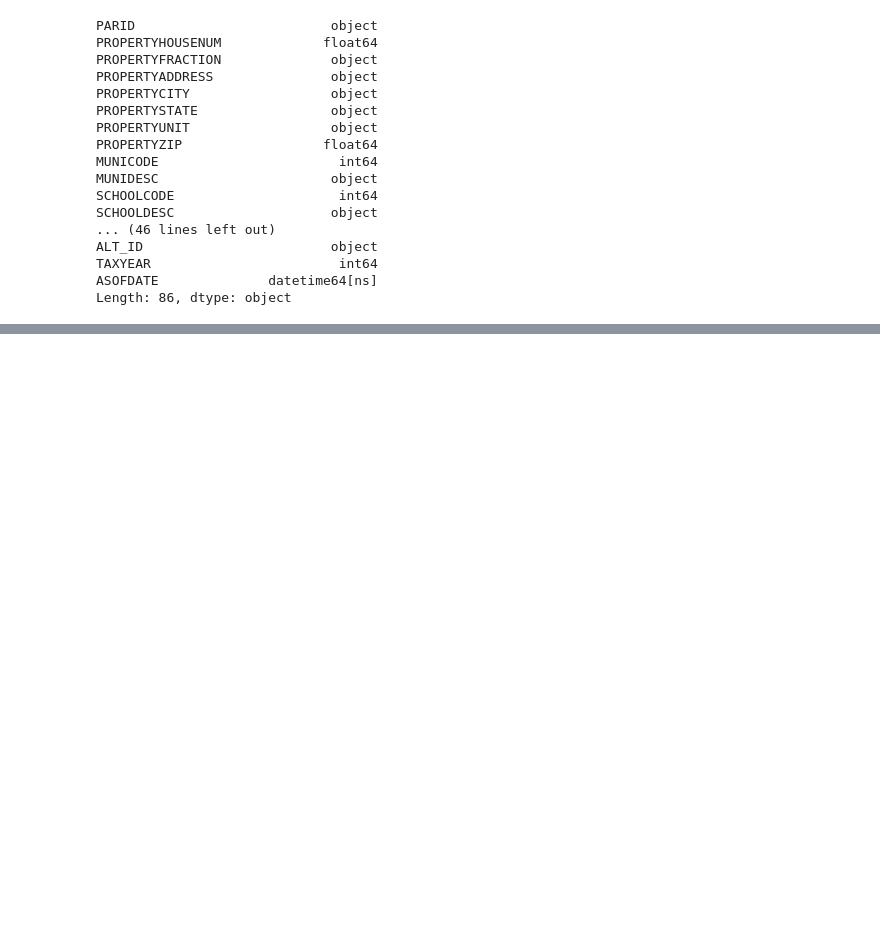
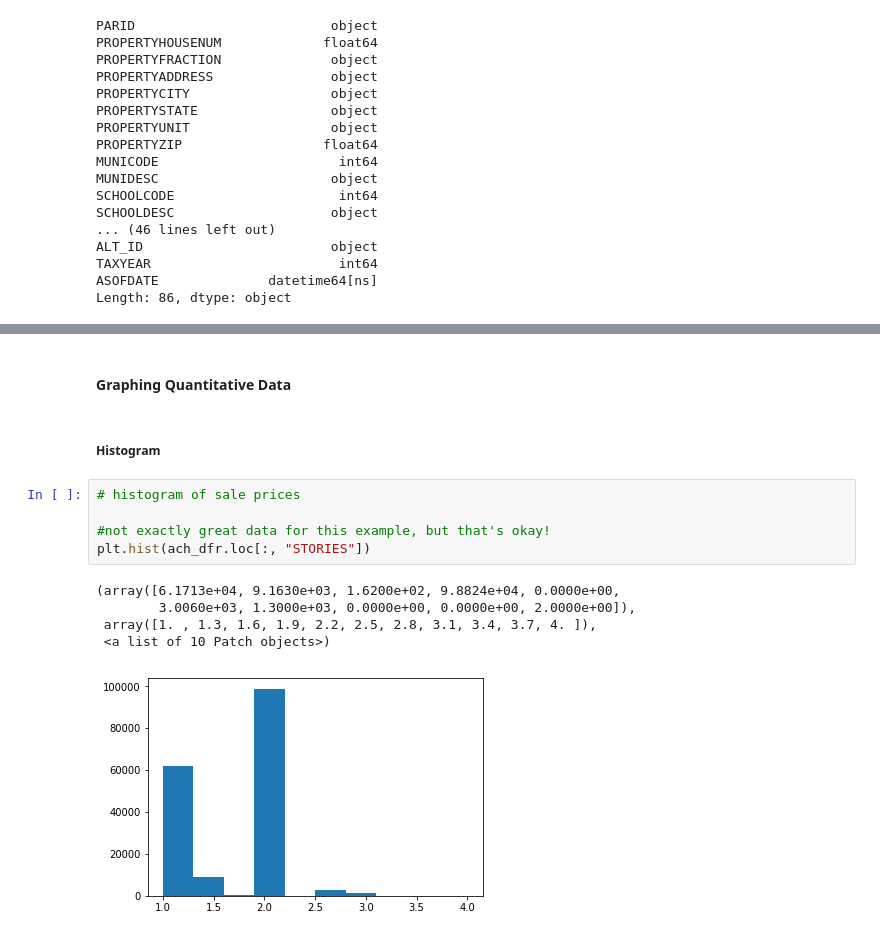
Before and after one commit to clockelliptic/data-mining, a Jupyter notebook: 1 - Statistics in Data Science.ipynb, the cells around one changed output, grey strips where cells are left out. Saved outputs shown, nothing was run; the diff lists cells and outputs as text; blank space fills up the shorter version.

```diff
--- a/1 - Statistics in Data Science.ipynb
+++ b/1 - Statistics in Data Science.ipynb
@@ -194,0 +504,15 @@ There are two cases
+# %% [markdown]
+#### Graphing Quantitative Data
+# %% [markdown]
+##### Histogram
+# %%
+# histogram of sale prices
+
+#not exactly great data for this example, but that's okay!
+plt.hist(ach_dfr.loc[:, "STORIES"])
+# %% [output]
+(array([6.1713e+04, 9.1630e+03, 1.6200e+02, 9.8824e+04, 0.0000e+00,
+        3.0060e+03, 1.3000e+03, 0.0000e+00, 0.0000e+00, 2.0000e+00]),
+ array([1. , 1.3, 1.6, 1.9, 2.2, 2.5, 2.8, 3.1, 3.4, 3.7, 4. ]),
+ <a list of 10 Patch objects>)
+[figure, added]
```
Also changed, not shown: parts of 30 cells of this notebook.
